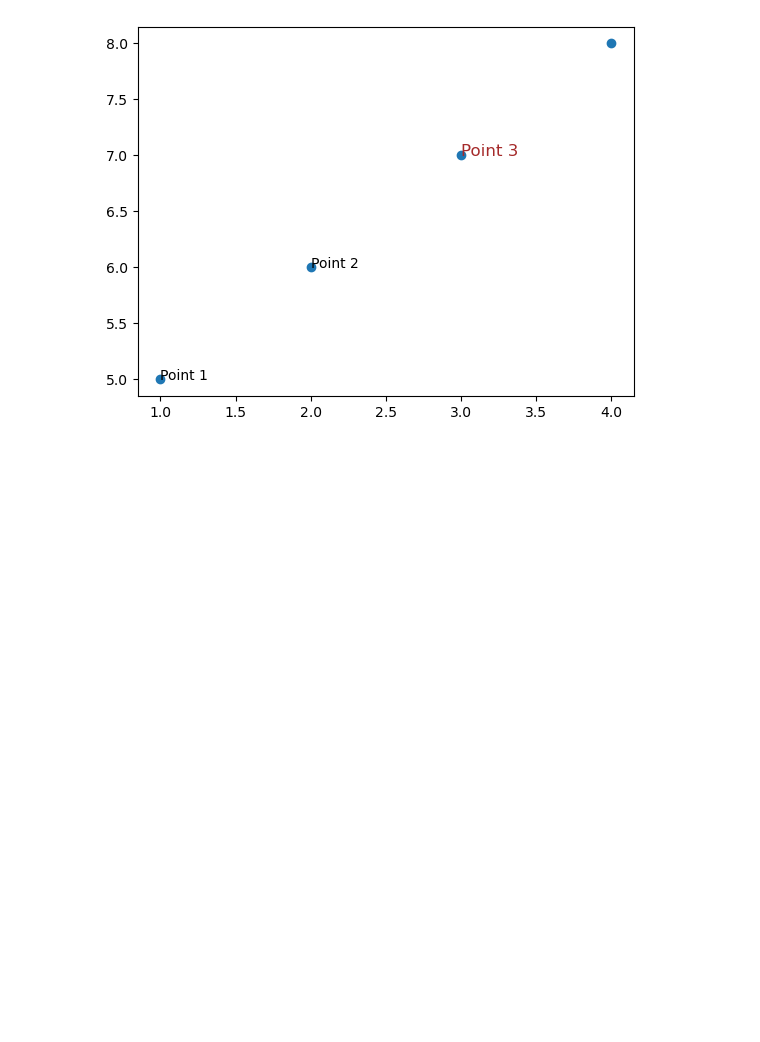
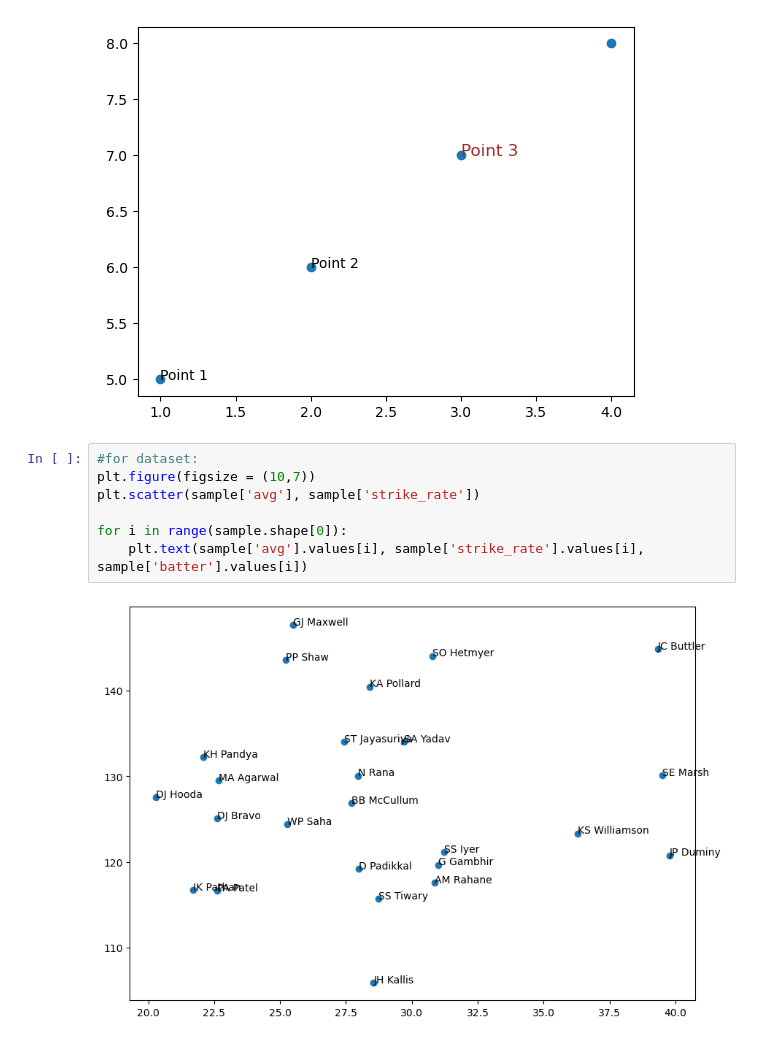
Before and after one commit to shubhammgits/Python-DS-AIML, a Jupyter notebook: MATPLOTLIB/advanced.ipynb, the cells around one changed output. Saved outputs shown, nothing was run; the diff lists cells and outputs as text; blank space fills up the shorter version.

```diff
--- a/MATPLOTLIB/advanced.ipynb
+++ b/MATPLOTLIB/advanced.ipynb
@@ -99,3 +99,12 @@ plt.text(3,7,'Point 3', fontdict={'size':12, 'color':'brown'})
 # %% [output]
 Text(3, 7, 'Point 3')
 [figure]
+# %%
+#for dataset:
+plt.figure(figsize = (10,7))
+plt.scatter(sample['avg'], sample['strike_rate'])
+
+for i in range(sample.shape[0]):
+    plt.text(sample['avg'].values[i], sample['strike_rate'].values[i], sample['batter'].values[i])
+# %% [output]
+[figure, added]
```
